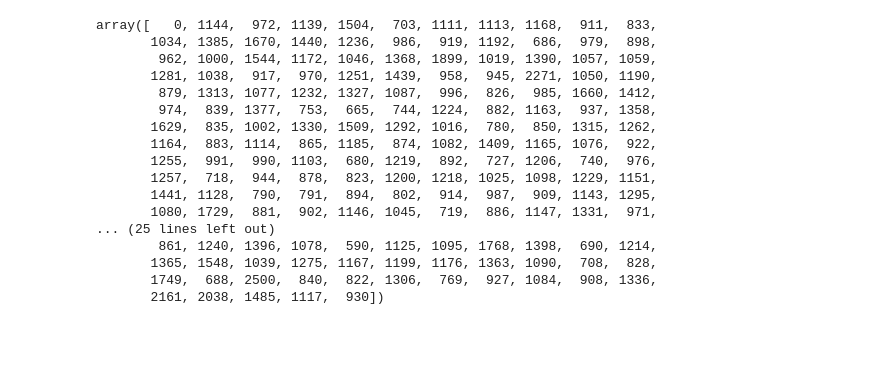
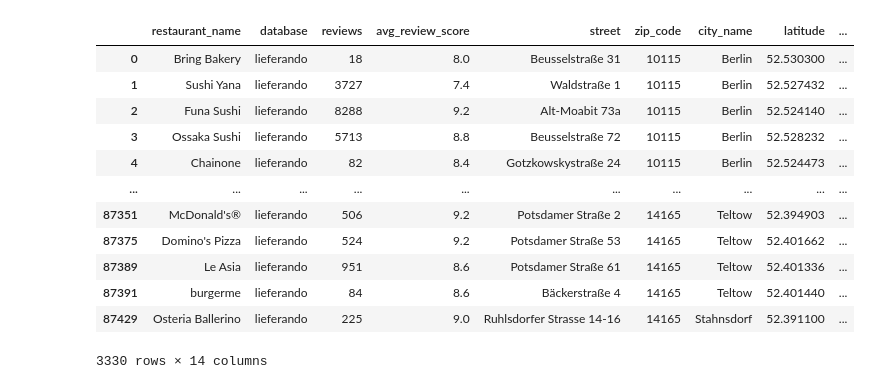
Before and after one commit to ayelenklas/geotracker, a Jupyter notebook: notebooks/mberneaud_lieferando_cleaning.ipynb, the cells around one changed output. Cells and saved outputs as stored; diff of their text form; code cells hidden in the pictures; blank space fills up the shorter version.

```diff
--- a/notebooks/mberneaud_lieferando_cleaning.ipynb
+++ b/notebooks/mberneaud_lieferando_cleaning.ipynb
@@ -67,20 +36,20 @@ plt.hist(data.pricyness);
-# %%
-data.pricyness.unique()
-# %% [output]
-array([   0, 1144,  972, 1139, 1504,  703, 1111, 1113, 1168,  911,  833,
-       1034, 1385, 1670, 1440, 1236,  986,  919, 1192,  686,  979,  898,
-        962, 1000, 1544, 1172, 1046, 1368, 1899, 1019, 1390, 1057, 1059,
-       1281, 1038,  917,  970, 1251, 1439,  958,  945, 2271, 1050, 1190,
-        879, 1313, 1077, 1232, 1327, 1087,  996,  826,  985, 1660, 1412,
-        974,  839, 1377,  753,  665,  744, 1224,  882, 1163,  937, 1358,
-       1629,  835, 1002, 1330, 1509, 1292, 1016,  780,  850, 1315, 1262,
-       1164,  883, 1114,  865, 1185,  874, 1082, 1409, 1165, 1076,  922,
-       1255,  991,  990, 1103,  680, 1219,  892,  727, 1206,  740,  976,
-       1257,  718,  944,  878,  823, 1200, 1218, 1025, 1098, 1229, 1151,
-       1441, 1128,  790,  791,  894,  802,  914,  987,  909, 1143, 1295,
-       1080, 1729,  881,  902, 1146, 1045,  719,  886, 1147, 1331,  971,
-... (25 lines left out)
-        861, 1240, 1396, 1078,  590, 1125, 1095, 1768, 1398,  690, 1214,
-       1365, 1548, 1039, 1275, 1167, 1199, 1176, 1363, 1090,  708,  828,
-       1749,  688, 2500,  840,  822, 1306,  769,  927, 1084,  908, 1336,
-       2161, 2038, 1485, 1117,  930])
+# %%
+data.type_of_cuisine = data.type_of_cuisine.str.replace(r"[0-9]{1,4}", "", regex=True)
+data.type_of_cuisine = data.type_of_cuisine.apply(lambda x: x.replace(
+    "'", "").replace(" ", "").replace("[", "").replace("]", "").replace("_", "").replace("-", ""))
+
+data
+# %% [output]
+|  | restaurant_name | database | reviews | avg_review_score | street | zip_code | city_name | latitude | ... |
+| 0 | Bring Bakery | lieferando | 18 | 8.0 | Beusselstraße 31 | 10115 | Berlin | 52.530300 | ... |
+| 1 | Sushi Yana | lieferando | 3727 | 7.4 | Waldstraße 1 | 10115 | Berlin | 52.527432 | ... |
+| 2 | Funa Sushi | lieferando | 8288 | 9.2 | Alt-Moabit 73a | 10115 | Berlin | 52.524140 | ... |
+| 3 | Ossaka Sushi | lieferando | 5713 | 8.8 | Beusselstraße 72 | 10115 | Berlin | 52.528232 | ... |
+| 4 | Chainone | lieferando | 82 | 8.4 | Gotzkowskystraße 24 | 10115 | Berlin | 52.524473 | ... |
+| ... | ... | ... | ... | ... | ... | ... | ... | ... | ... |
+| 87351 | McDonald's® | lieferando | 506 | 9.2 | Potsdamer Straße 2 | 14165 | Teltow | 52.394903 | ... |
+| 87375 | Domino's Pizza | lieferando | 524 | 9.2 | Potsdamer Straße 53 | 14165 | Teltow | 52.401662 | ... |
+| 87389 | Le Asia | lieferando | 951 | 8.6 | Potsdamer Straße 61 | 14165 | Teltow | 52.401336 | ... |
+| 87391 | burgerme | lieferando | 84 | 8.6 | Bäckerstraße 4 | 14165 | Teltow | 52.401440 | ... |
+| 87429 | Osteria Ballerino | lieferando | 225 | 9.0 | Ruhlsdorfer Strasse 14-16 | 14165 | Stahnsdorf | 52.391100 | ... |
+3330 rows × 14 columns
```
Also changed, not shown: parts of 14 cells of this notebook, 8 other files.
